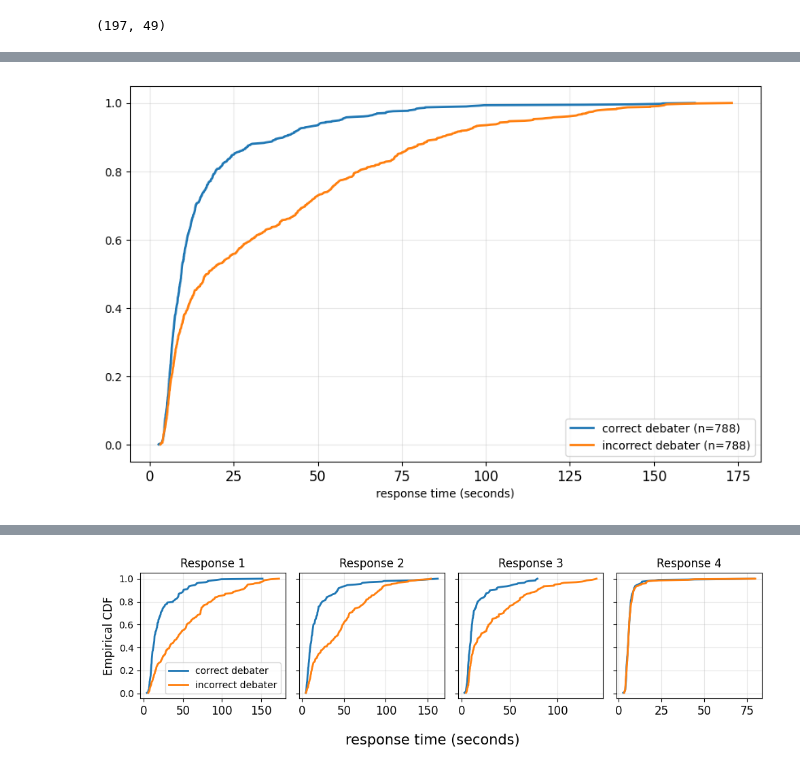
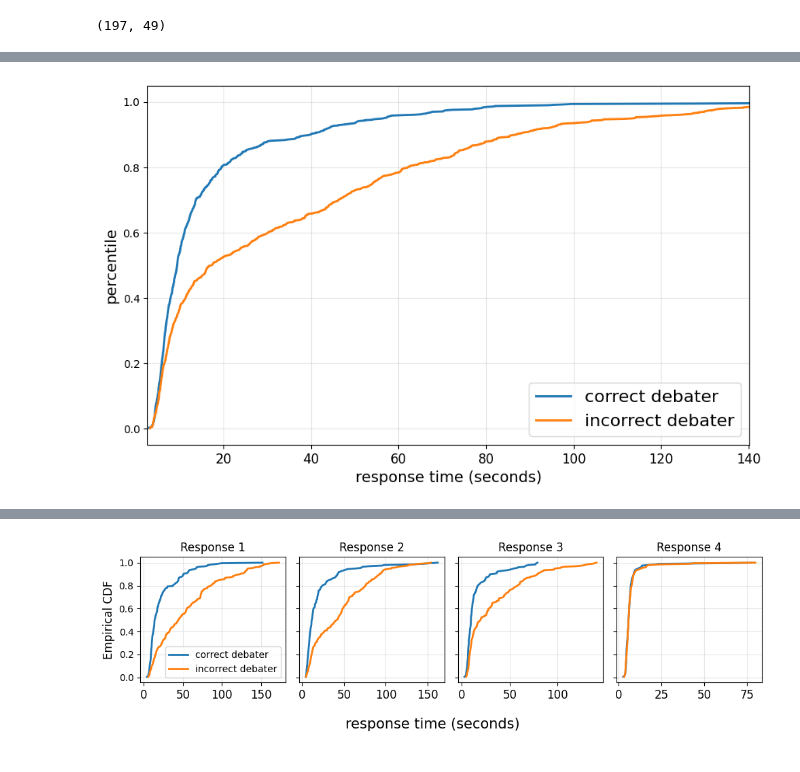
Before and after one commit to joshlevy89/llm_judge_debate_NEW, a Jupyter notebook: analysis/analysis_debate_times.ipynb, the cells around one changed output, grey strips where cells are left out. Drawn from its saved outputs; the diff is of its cells as text; code cells hidden in the pictures.

```diff
--- a/analysis/analysis_debate_times.ipynb
+++ b/analysis/analysis_debate_times.ipynb
@@ -71,10 +50,11 @@ incorrect_reasoning_tokens = pd.Series(incorrect_reasoning_tokens)
 # %%
-ax = cdf((correct_debater_response_times, incorrect_debater_response_times), labels=['correct debater', 'incorrect debater'])
-ax.legend()
-plt.xlabel('response time (seconds)')
+ax = cdf((correct_debater_response_times, incorrect_debater_response_times), labels=['correct debater', 'incorrect debater'], xlim_percentiles=[0, 99])
+# ax.legend()
+plt.xlabel('response time (seconds)', fontsize=14)
+plt.ylabel('percentile', fontsize=14)
 plt.show()
 # %% [output]
-[figure, old version]
+[figure, new version]
 # %%
 ax = cdf((correct_reasoning_tokens, incorrect_reasoning_tokens), labels=['correct debater', 'incorrect debater'])
 ax.legend()
```
Also changed, not shown: parts of 4 cells of this notebook, 3 other files.
